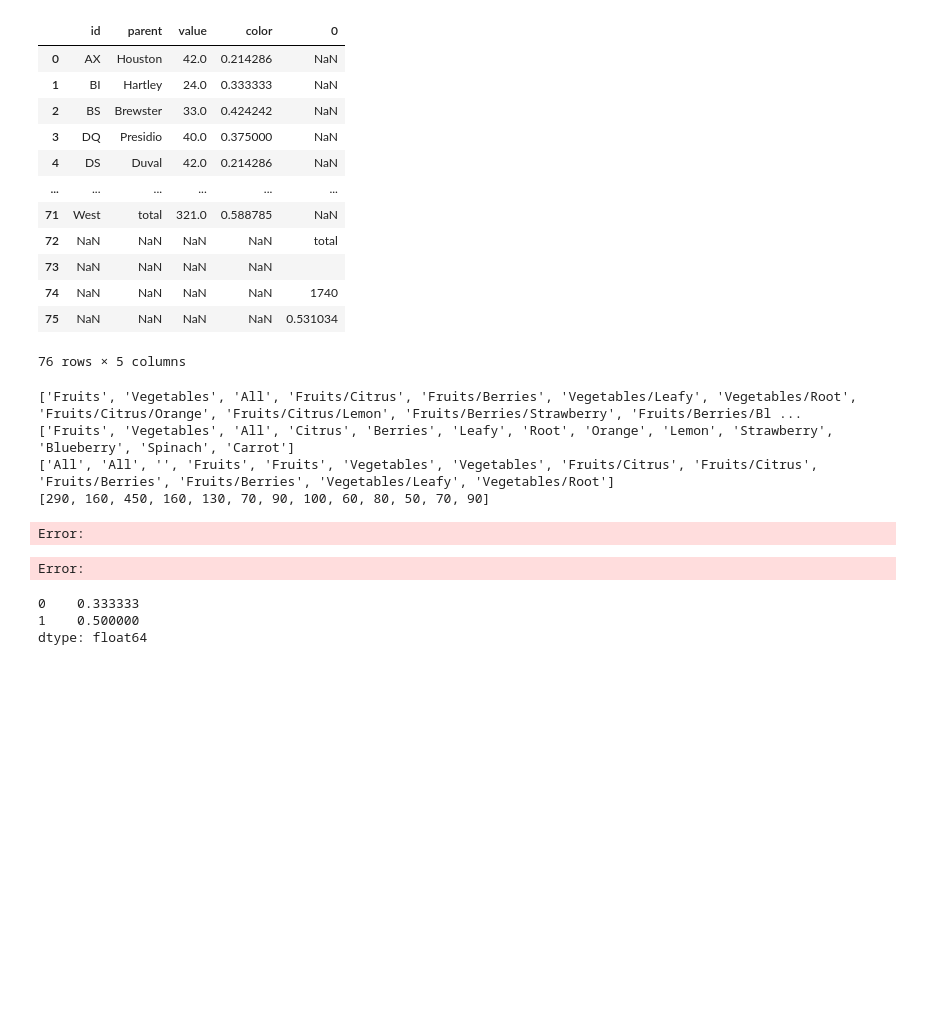
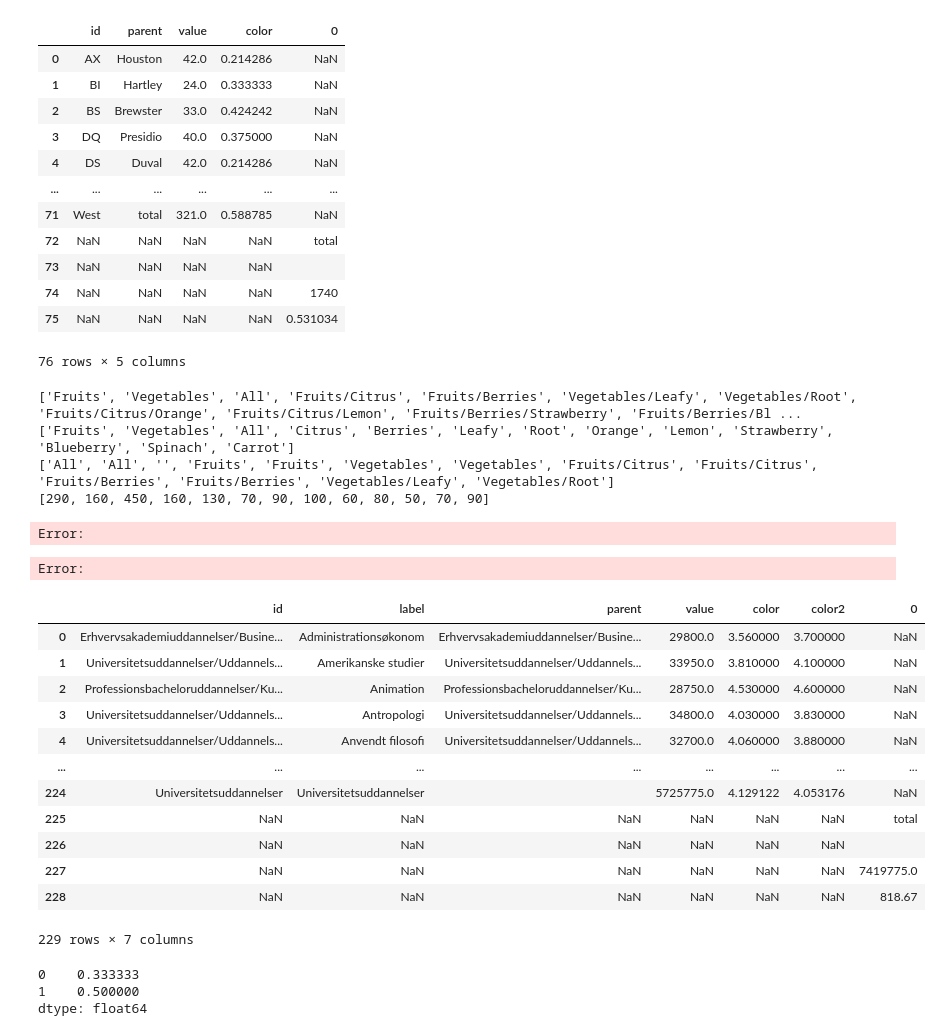
Before and after one commit to simon-mellergaard/datavis, a Jupyter notebook: Experiments/bokeh_exp_1.ipynb, the cells around one changed output. Saved outputs shown, nothing was run; the diff lists cells and outputs as text; code cells hidden in the pictures; blank space fills up the shorter version.

```diff
--- a/Experiments/bokeh_exp_1.ipynb
+++ b/Experiments/bokeh_exp_1.ipynb
@@ -563,42 +565,60 @@ def build_hierarchical_dataframe(df, levels, value_column, color_columns=None):
             df_tree['parent'] = ''
         df_tree['value'] = dfg[value_column]
         df_tree['color'] = dfg[color_columns] / dfg['tmp']
+        df_tree['color2'] = dfg['tilpas_likert'] / dfg['tmp']
         df_list.append(df_tree)
     total = pd.Series(dict(label='total', parent='',
                               value=df[value_column].sum(),
                               color=df[color_columns].sum()), name=0)
     df_list.append(total)
     df_all_trees = pd.concat(df_list, ignore_index=True)
     return df_all_trees
 
-df_tree = df[['titel', 'cluster_label', 'optagne', 'maanedloen_nyudd', 'fagligmiljo_likert', 'educational_category']]
+df_tree = df[['titel', 'cluster_label', 'optagne', 'maanedloen_nyudd', 'fagligmiljo_likert', 'educational_category', 'tilpas_likert']]
 df_tree = df_tree.dropna()
 # display(df_tree)
 df_new = build_hierarchical_dataframe(df_tree, levels, 'maanedloen_nyudd', 'fagligmiljo_likert')
 
 
-# display(df_new)
+display(df_new)
 
 fig = go.Figure(go.Treemap(
     ids=df_new['id'],
     labels=df_new['label'],
     parents=df_new['parent'],
     values=df_new['value'],
+    customdata=df_new,
     branchvalues='total',
     marker=dict(
         colors=df_new['color'],
         colorscale='Blues',
         pattern=dict(
             fgcolor=["midnightblue", "crimson", "seagreen", "indigo"],
             bgcolor=["mintcream", "lavenderblush", "azure", "honeydew"],
             size=20,
             solidity=0.7
         )),
-    hovertemplate='<b>%{label} </b> <br> Løn: %{value:,.0f} kr. <br> Faglig miljø: %{color:.2f}',
+    sort=True,
+    hovertemplate='<b>%{label} </b> <br> Løn: %{value:,.0f} kr. <br> Faglig miljø: %{color:.2f}<extra>%{fullData.name}</extra>',
     name='',
+    texttemplate='<b>%{label}</b><br>size: %{value:,.0f}<br>The parent: %{percentParent:.1%} and %{customdata[1]} faglig miljø',
     ))
 fig.update_layout(margin = dict(t=50, l=25, r=25, b=25))
 fig.show()
+# %% [output]
+|  | id | label | parent | value | color | color2 | 0 |
+| 0 | Erhvervsakademiuddannelser/Busine... | Administrationsøkonom | Erhvervsakademiuddannelser/Busine... | 29800.0 | 3.560000 | 3.700000 | NaN |
+| 1 | Universitetsuddannelser/Uddannels... | Amerikanske studier | Universitetsuddannelser/Uddannels... | 33950.0 | 3.810000 | 4.100000 | NaN |
+| 2 | Professionsbacheloruddannelser/Ku... | Animation | Professionsbacheloruddannelser/Ku... | 28750.0 | 4.530000 | 4.600000 | NaN |
+| 3 | Universitetsuddannelser/Uddannels... | Antropologi | Universitetsuddannelser/Uddannels... | 34800.0 | 4.030000 | 3.830000 | NaN |
+| 4 | Universitetsuddannelser/Uddannels... | Anvendt filosofi | Universitetsuddannelser/Uddannels... | 32700.0 | 4.060000 | 3.880000 | NaN |
+| ... | ... | ... | ... | ... | ... | ... | ... |
+| 224 | Universitetsuddannelser | Universitetsuddannelser |  | 5725775.0 | 4.129122 | 4.053176 | NaN |
+| 225 | NaN | NaN | NaN | NaN | NaN | NaN | total |
+| 226 | NaN | NaN | NaN | NaN | NaN | NaN |  |
+| 227 | NaN | NaN | NaN | NaN | NaN | NaN | 7419775.0 |
+| 228 | NaN | NaN | NaN | NaN | NaN | NaN | 818.67 |
+229 rows × 7 columns
 # %%
 fig = go.Figure(go.Treemap(
     labels=["hej","dig", 'med'],
```
Also changed, not shown: parts of 1 cell of this notebook, 1 other file.
